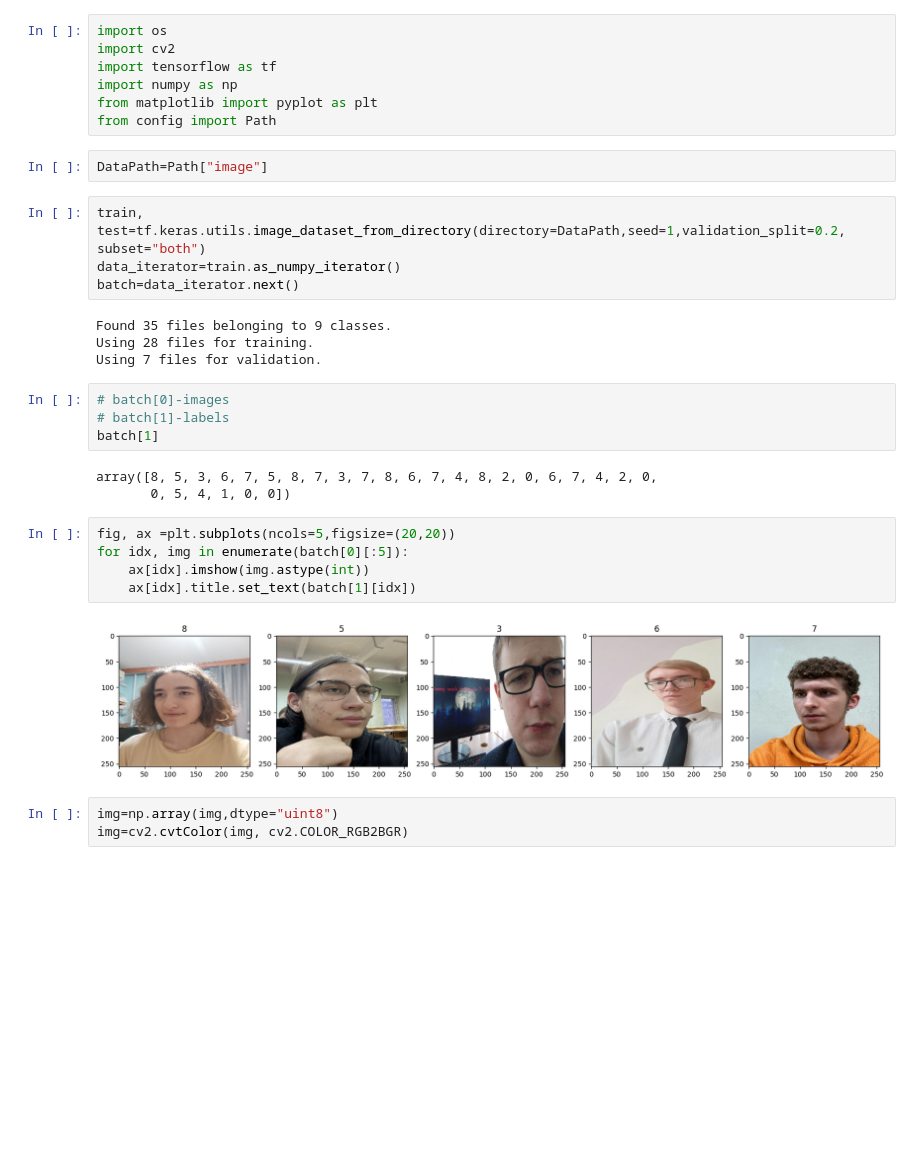
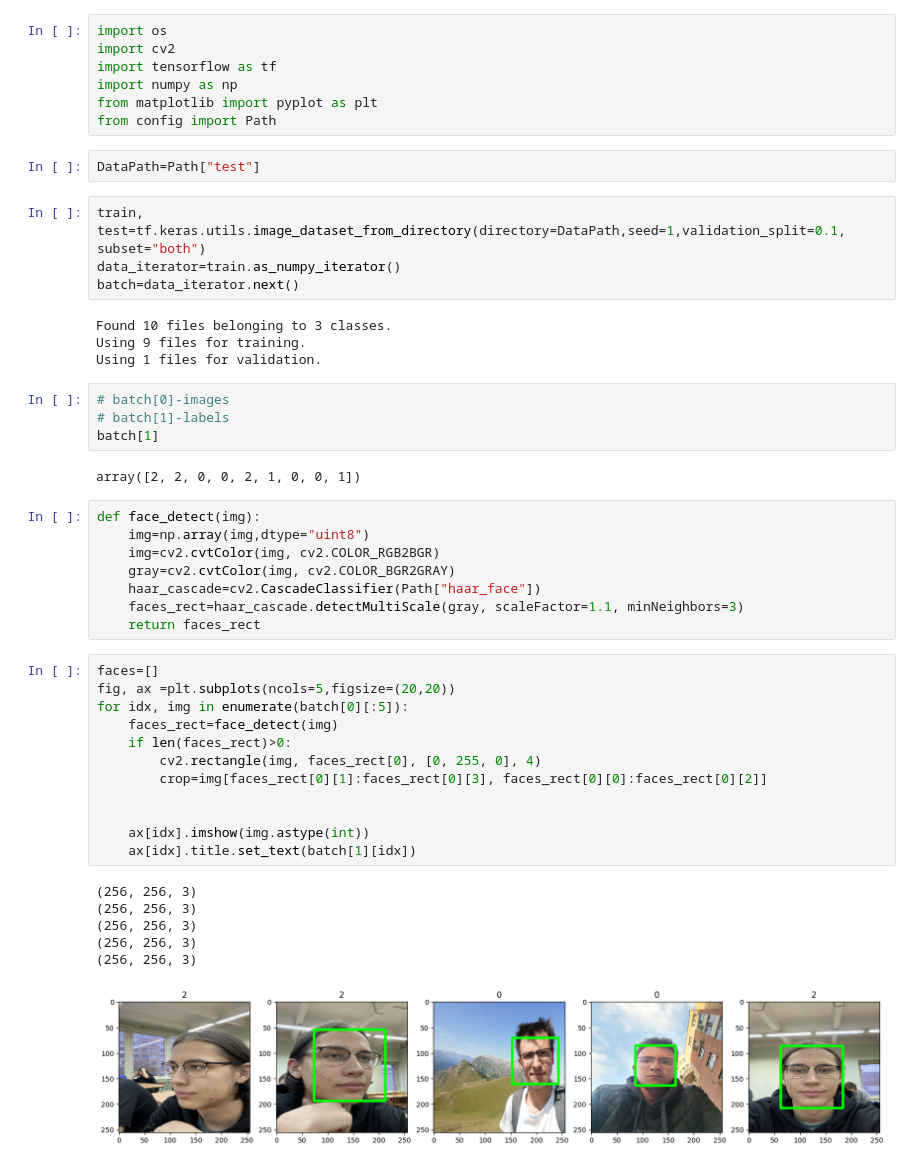
Before and after one commit to mchomak/Face_ID, a Jupyter notebook: create_data2.ipynb, the cells around one changed output. Saved outputs shown, nothing was run; the diff lists cells and outputs as text; blank space fills up the shorter version.

```diff
--- a/create_data2.ipynb
+++ b/create_data2.ipynb
@@ -6,29 +6,45 @@ import numpy as np
 from matplotlib import pyplot as plt
 from config import Path
 # %%
-DataPath=Path["image"]
+DataPath=Path["test"]
 # %%
-train, test=tf.keras.utils.image_dataset_from_directory(directory=DataPath,seed=1,validation_split=0.2, subset="both")
+train, test=tf.keras.utils.image_dataset_from_directory(directory=DataPath,seed=1,validation_split=0.1, subset="both")
 data_iterator=train.as_numpy_iterator()
 batch=data_iterator.next()
 # %% [output]
-Found 35 files belonging to 9 classes.
-Using 28 files for training.
-Using 7 files for validation.
+Found 10 files belonging to 3 classes.
+Using 9 files for training.
+Using 1 files for validation.
 # %%
 # batch[0]-images
 # batch[1]-labels
 batch[1]
 # %% [output]
-array([8, 5, 3, 6, 7, 5, 8, 7, 3, 7, 8, 6, 7, 4, 8, 2, 0, 6, 7, 4, 2, 0,
-       0, 5, 4, 1, 0, 0])
+array([2, 2, 0, 0, 2, 1, 0, 0, 1])
+# %%
+def face_detect(img):
+    img=np.array(img,dtype="uint8")
+    img=cv2.cvtColor(img, cv2.COLOR_RGB2BGR)
+    gray=cv2.cvtColor(img, cv2.COLOR_BGR2GRAY)
+    haar_cascade=cv2.CascadeClassifier(Path["haar_face"])
+    faces_rect=haar_cascade.detectMultiScale(gray, scaleFactor=1.1, minNeighbors=3)
+    return faces_rect
 # %%
+faces=[]
 fig, ax =plt.subplots(ncols=5,figsize=(20,20))
 for idx, img in enumerate(batch[0][:5]):
+    faces_rect=face_detect(img)
+    if len(faces_rect)>0:
+        cv2.rectangle(img, faces_rect[0], [0, 255, 0], 4)
+        crop=img[faces_rect[0][1]:faces_rect[0][3], faces_rect[0][0]:faces_rect[0][2]]
+
+
     ax[idx].imshow(img.astype(int))
     ax[idx].title.set_text(batch[1][idx])
 # %% [output]
+(256, 256, 3)
+(256, 256, 3)
+(256, 256, 3)
+(256, 256, 3)
+(256, 256, 3)
-[figure, old version]
+[figure, new version]
-# %%
-img=np.array(img,dtype="uint8")
-img=cv2.cvtColor(img, cv2.COLOR_RGB2BGR)
```
Also changed, not shown: 5 other files.
